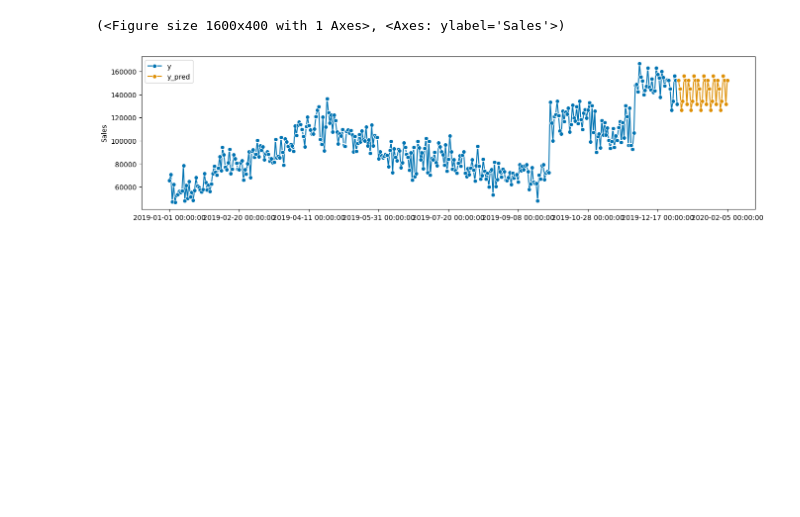
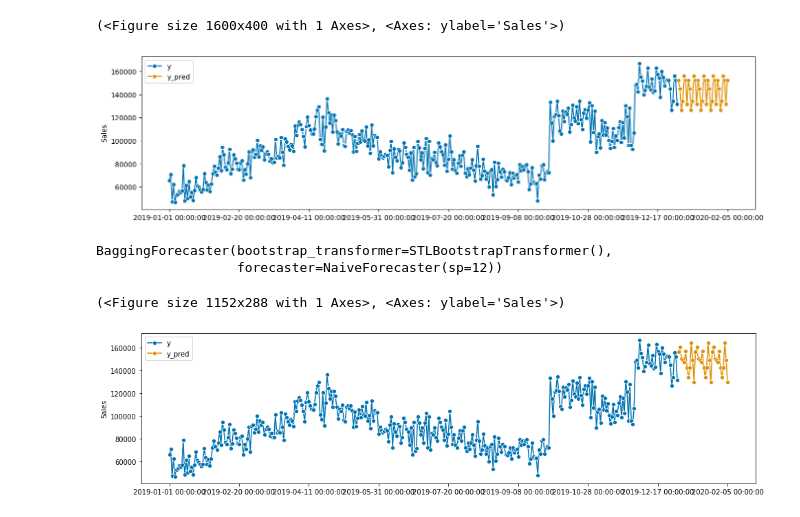
Before and after one commit to AllDataers/SalesPredictionGroupe4, a Jupyter notebook: notebooks/ml_prediction.ipynb, the cells around one changed output. Cells and saved outputs as stored; diff of their text form; code cells hidden in the pictures; blank space fills up the shorter version.

```diff
--- a/notebooks/ml_prediction.ipynb
+++ b/notebooks/ml_prediction.ipynb
@@ -198,3 +136,23 @@ plot_series(y, y_pred, labels=["y", "y_pred"])
 # %% [output]
 (<Figure size 1600x400 with 1 Axes>, <Axes: ylabel='Sales'>)
 [figure]
+# %%
+from sktime.transformations.bootstrap import STLBootstrapTransformer
+from sktime.forecasting.naive import NaiveForecaster
+from sktime.forecasting.compose import BaggingForecaster
+forecaster = BaggingForecaster(
+    STLBootstrapTransformer(sp=12), NaiveForecaster(sp=12)
+)
+# %%
+forecaster.fit(y=y, fh=[1,2,3])
+# %% [output]
+BaggingForecaster(bootstrap_transformer=STLBootstrapTransformer(),
+                  forecaster=NaiveForecaster(sp=12))
+# %%
+y_pred = forecaster.predict(fh=range(1, 37))
+# %%
+from sktime.utils.plotting import plot_series
+plot_series(y, y_pred, labels=["y", "y_pred"])
+# %% [output]
+(<Figure size 1152x288 with 1 Axes>, <Axes: ylabel='Sales'>)
+[figure, added]
```
Also changed, not shown: parts of 8 cells of this notebook.
